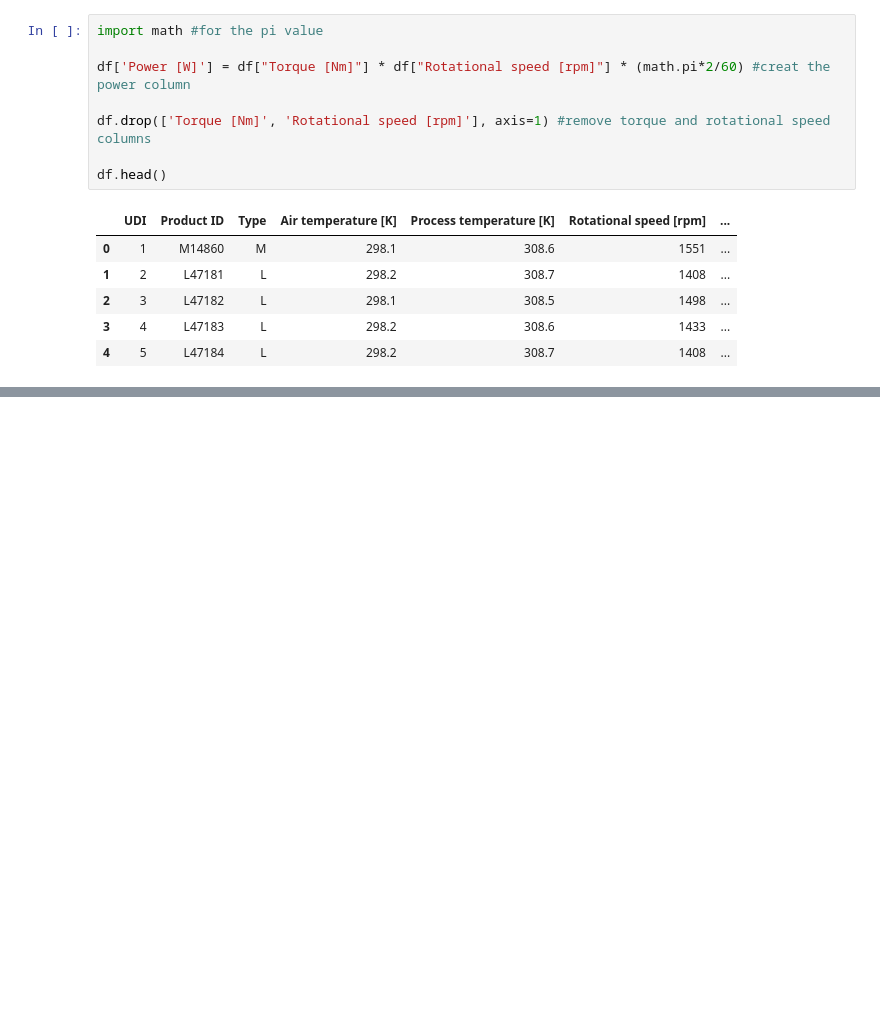
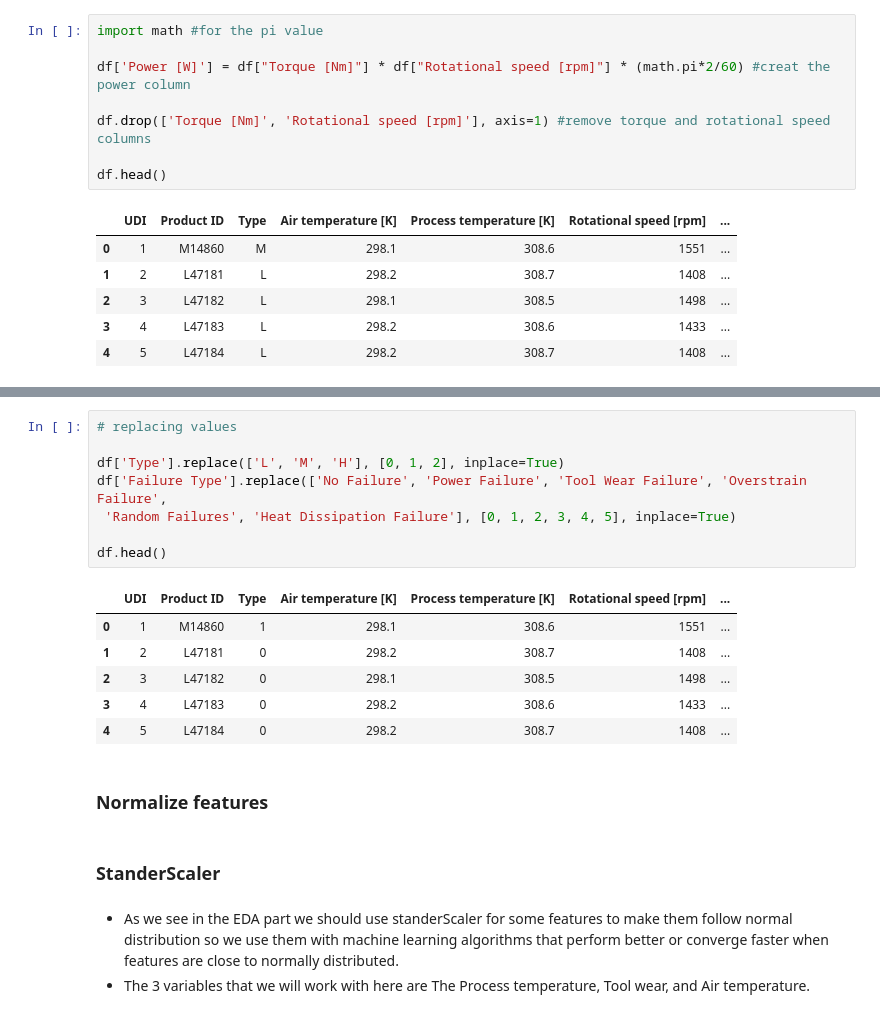
Before and after one commit to AmraniMohammed/Predictive-Maintenance, a Jupyter notebook: Predictive maintenance.ipynb, the cells around one changed output, grey strips where cells are left out. Drawn from its saved outputs; the diff is of its cells as text; blank space fills up the shorter version.

```diff
--- a/Predictive maintenance.ipynb
+++ b/Predictive maintenance.ipynb
@@ -420,0 +421,22 @@ df.head()
+# %%
+# replacing values
+
+df['Type'].replace(['L', 'M', 'H'], [0, 1, 2], inplace=True)
+df['Failure Type'].replace(['No Failure', 'Power Failure', 'Tool Wear Failure', 'Overstrain Failure',
+ 'Random Failures', 'Heat Dissipation Failure'], [0, 1, 2, 3, 4, 5], inplace=True)
+
+df.head()
+# %% [output]
+|  | UDI | Product ID | Type | Air temperature [K] | Process temperature [K] | Rotational speed [rpm] | ... |
+| 0 | 1 | M14860 | 1 | 298.1 | 308.6 | 1551 | ... |
+| 1 | 2 | L47181 | 0 | 298.2 | 308.7 | 1408 | ... |
+| 2 | 3 | L47182 | 0 | 298.1 | 308.5 | 1498 | ... |
+| 3 | 4 | L47183 | 0 | 298.2 | 308.6 | 1433 | ... |
+| 4 | 5 | L47184 | 0 | 298.2 | 308.7 | 1408 | ... |
+# %% [markdown]
+### Normalize features
+# %% [markdown]
+### StanderScaler
+# %% [markdown]
+- As we see in the EDA part we should use standerScaler for some features to make them follow normal distribution so we use them with machine learning algorithms that perform better or converge faster when features are close to normally distributed.
+- The 3 variables that we will work with here are The Process temperature, Tool wear, and Air temperature.
```
Also changed, not shown: parts of 8 cells of this notebook.
